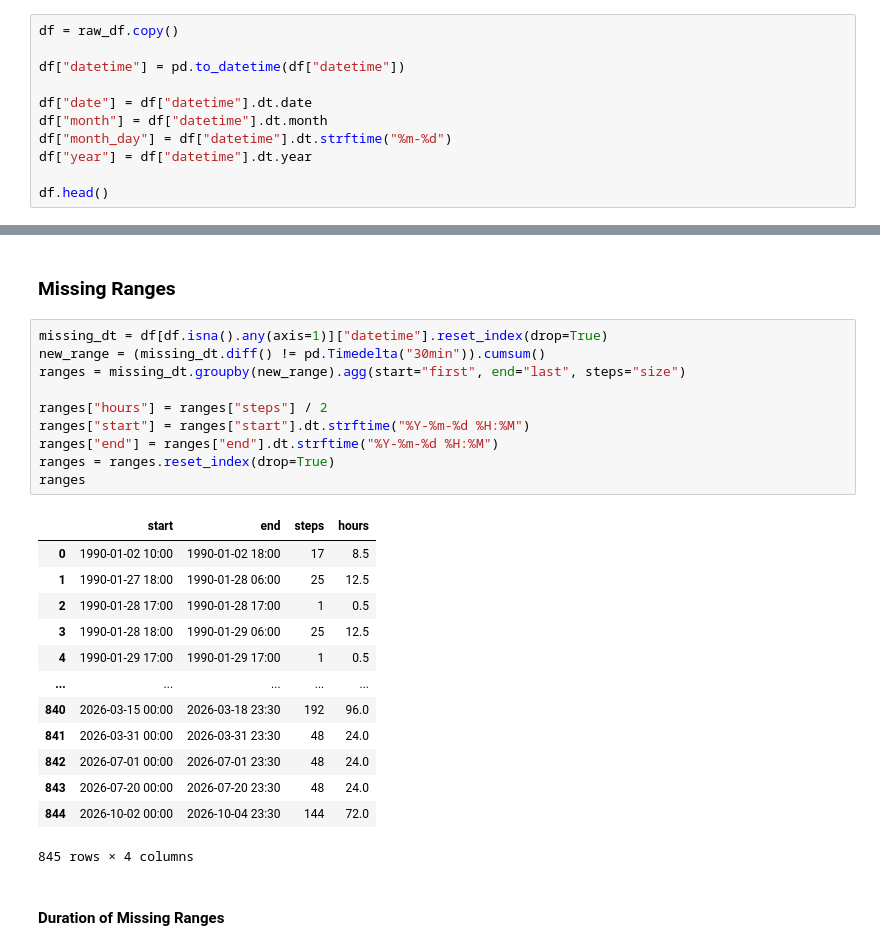
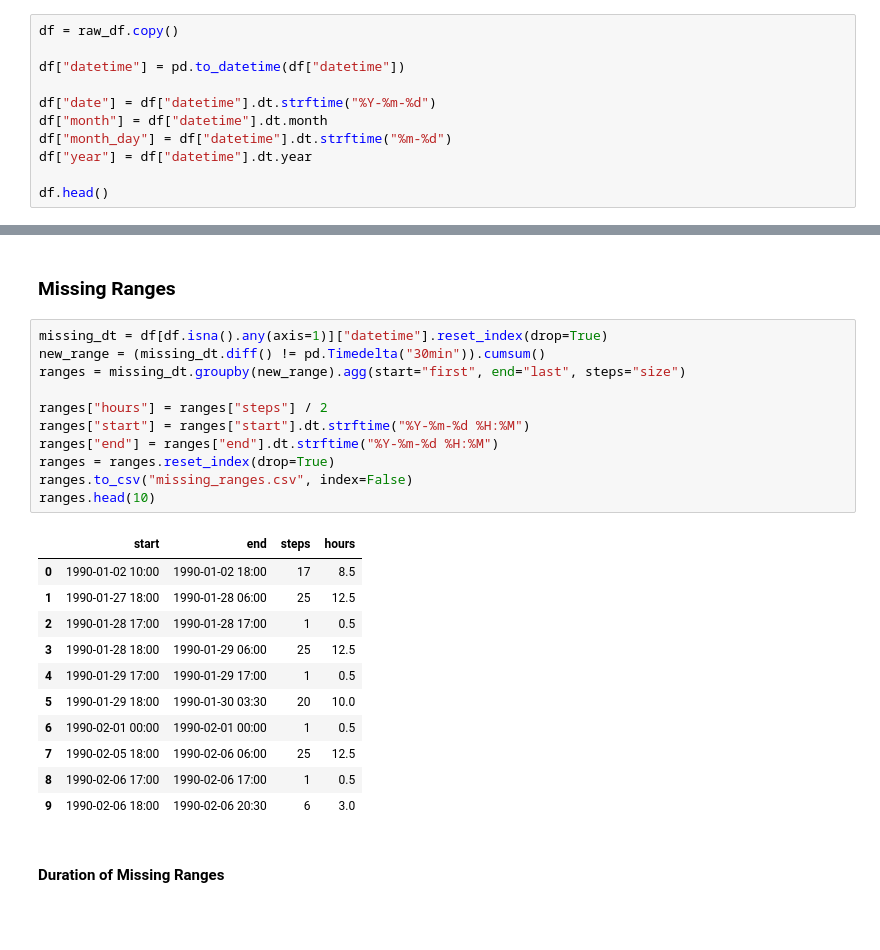
Before and after one commit to mario-p1/solar-predictor, a Jupyter notebook: notebooks/eda.ipynb, the cells around one changed output, grey strips where cells are left out. Saved outputs shown, nothing was run; the diff lists cells and outputs as text; blank space fills up the shorter version.

```diff
--- a/notebooks/eda.ipynb
+++ b/notebooks/eda.ipynb
@@ -44,7 +47,7 @@ df = raw_df.copy()
 
 df["datetime"] = pd.to_datetime(df["datetime"])
 
-df["date"] = df["datetime"].dt.date
+df["date"] = df["datetime"].dt.strftime("%Y-%m-%d")
 df["month"] = df["datetime"].dt.month
 df["month_day"] = df["datetime"].dt.strftime("%m-%d")
 df["year"] = df["datetime"].dt.year
@@ -120,27 +123,26 @@ Almost all years have some missing values.
 # %%
 missing_dt = df[df.isna().any(axis=1)]["datetime"].reset_index(drop=True)
 new_range = (missing_dt.diff() != pd.Timedelta("30min")).cumsum()
 ranges = missing_dt.groupby(new_range).agg(start="first", end="last", steps="size")
 
 ranges["hours"] = ranges["steps"] / 2
 ranges["start"] = ranges["start"].dt.strftime("%Y-%m-%d %H:%M")
 ranges["end"] = ranges["end"].dt.strftime("%Y-%m-%d %H:%M")
 ranges = ranges.reset_index(drop=True)
-ranges
+ranges.to_csv("missing_ranges.csv", index=False)
+ranges.head(10)
 # %% [output]
 |  | start | end | steps | hours |
 | 0 | 1990-01-02 10:00 | 1990-01-02 18:00 | 17 | 8.5 |
 | 1 | 1990-01-27 18:00 | 1990-01-28 06:00 | 25 | 12.5 |
 | 2 | 1990-01-28 17:00 | 1990-01-28 17:00 | 1 | 0.5 |
 | 3 | 1990-01-28 18:00 | 1990-01-29 06:00 | 25 | 12.5 |
 | 4 | 1990-01-29 17:00 | 1990-01-29 17:00 | 1 | 0.5 |
-| ... | ... | ... | ... | ... |
-| 840 | 2026-03-15 00:00 | 2026-03-18 23:30 | 192 | 96.0 |
-| 841 | 2026-03-31 00:00 | 2026-03-31 23:30 | 48 | 24.0 |
-| 842 | 2026-07-01 00:00 | 2026-07-01 23:30 | 48 | 24.0 |
-| 843 | 2026-07-20 00:00 | 2026-07-20 23:30 | 48 | 24.0 |
-| 844 | 2026-10-02 00:00 | 2026-10-04 23:30 | 144 | 72.0 |
+| 5 | 1990-01-29 18:00 | 1990-01-30 03:30 | 20 | 10.0 |
+| 6 | 1990-02-01 00:00 | 1990-02-01 00:00 | 1 | 0.5 |
+| 7 | 1990-02-05 18:00 | 1990-02-06 06:00 | 25 | 12.5 |
+| 8 | 1990-02-06 17:00 | 1990-02-06 17:00 | 1 | 0.5 |
+| 9 | 1990-02-06 18:00 | 1990-02-06 20:30 | 6 | 3.0 |
-845 rows × 4 columns
 # %% [markdown]
 #### Duration of Missing Ranges
 # %%
```
Also changed, not shown: parts of 4 cells of this notebook, 1 other file.
